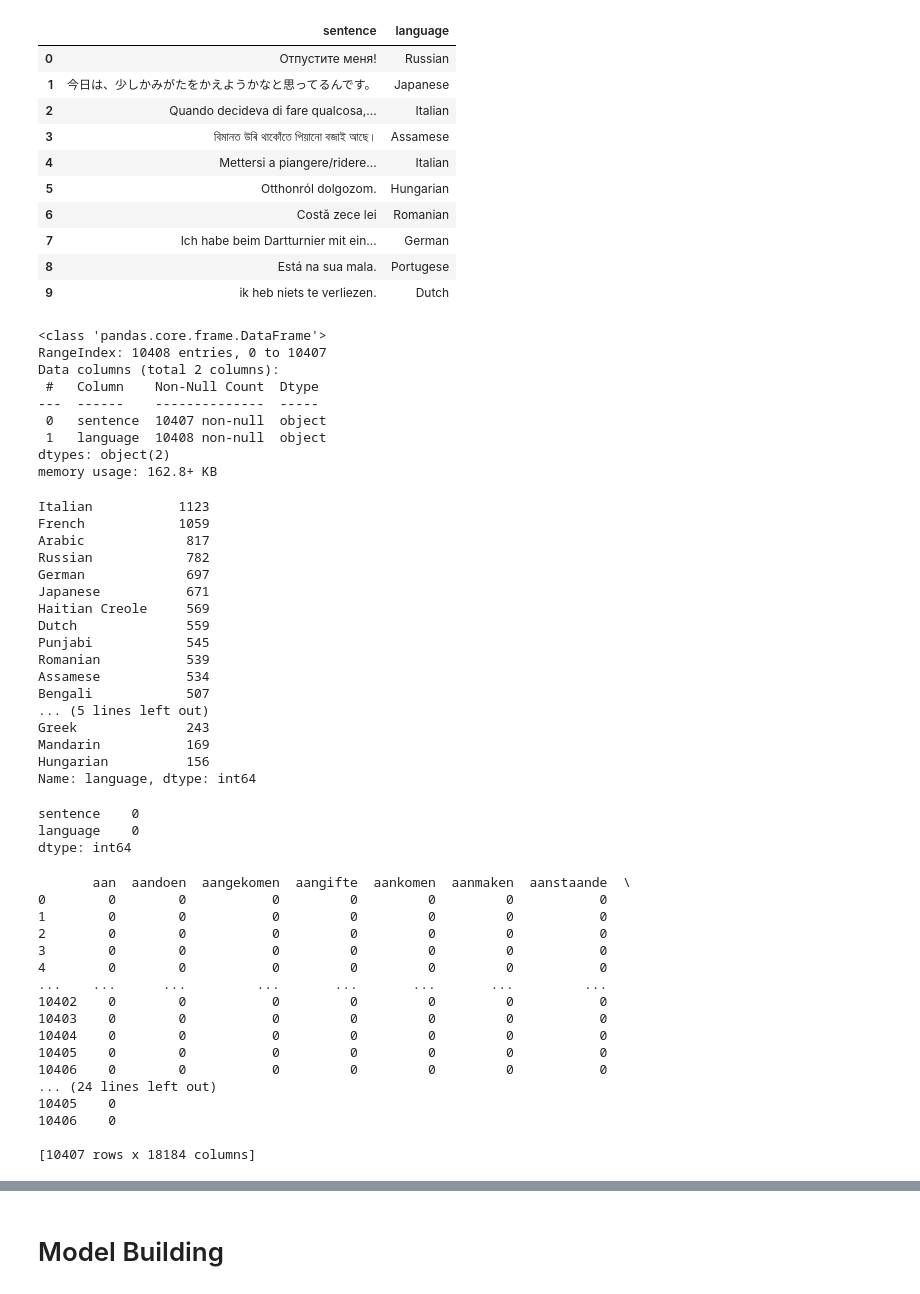
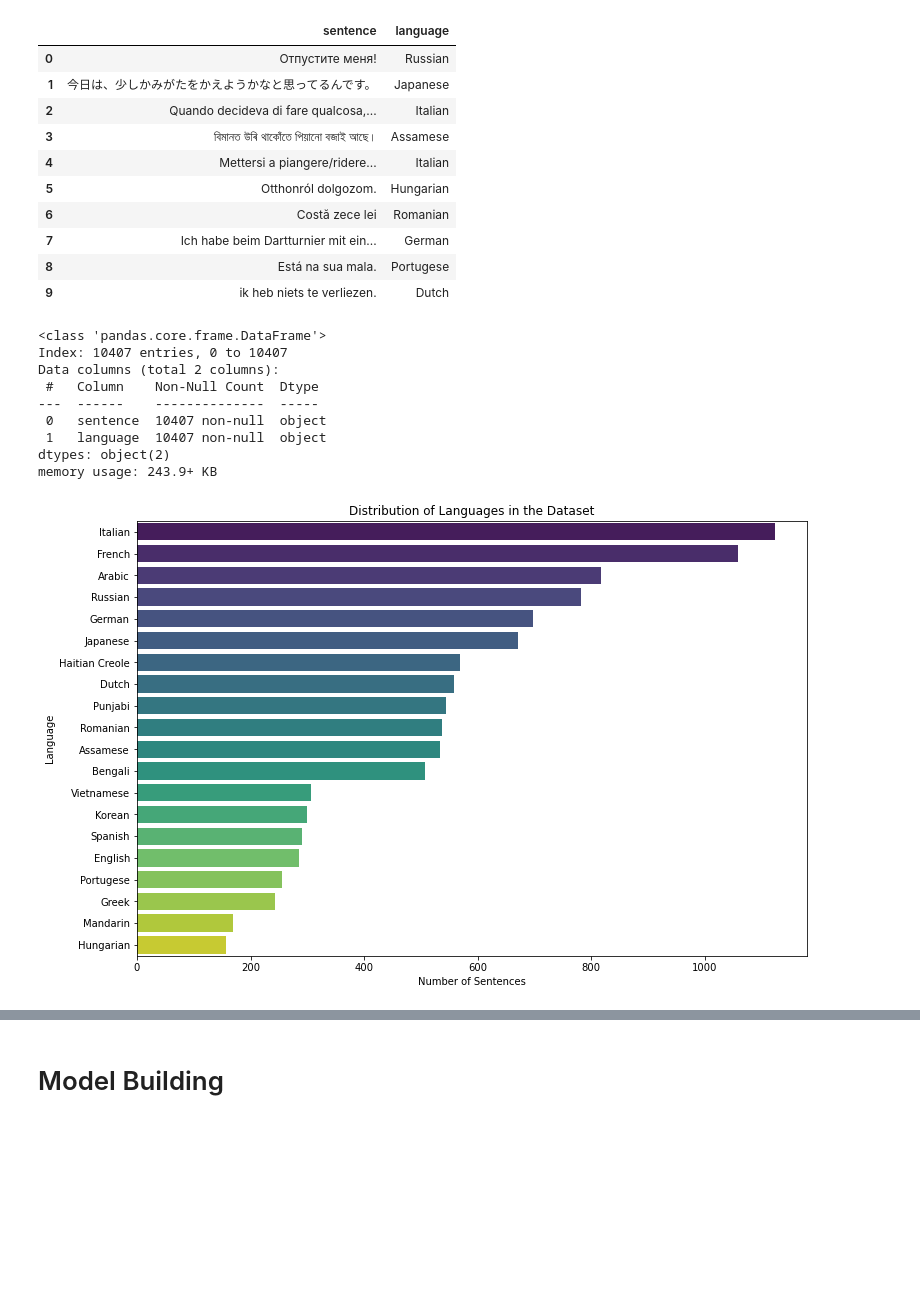
Before and after one commit to hdehiya/TextLanguageDetection, a Jupyter notebook: main.ipynb, the cells around one changed output, grey strips where cells are left out. Cells and saved outputs as stored; diff of their text form; code cells hidden in the pictures; blank space fills up the shorter version.

```diff
--- a/main.ipynb
+++ b/main.ipynb
@@ -19 +22,4 @@ df=pd.read_csv(r"languages.csv",encoding="utf_8")
+# %%
+df = pd.read_csv("languages.csv", encoding="utf_8")
+df.dropna(inplace=True)
 # %% [markdown]
@@ -41,66 +42,20 @@ df.head(10)
 df.info()
 # %% [output]
 <class 'pandas.core.frame.DataFrame'>
-RangeIndex: 10408 entries, 0 to 10407
+Index: 10407 entries, 0 to 10407
 Data columns (total 2 columns):
  #   Column    Non-Null Count  Dtype
 ---  ------    --------------  -----
  0   sentence  10407 non-null  object
- 1   language  10408 non-null  object
+ 1   language  10407 non-null  object
 dtypes: object(2)
-memory usage: 162.8+ KB
+memory usage: 243.9+ KB
-# %%
-df['language'].value_counts()
-# %% [output]
-Italian           1123
-French            1059
-Arabic             817
-Russian            782
-German             697
-Japanese           671
-Haitian Creole     569
-Dutch              559
-Punjabi            545
-Romanian           539
-Assamese           534
-Bengali            507
-... (5 lines left out)
-Greek              243
-Mandarin           169
-Hungarian          156
-Name: language, dtype: int64
-# %%
-df.dropna(inplace=True)
-df.isnull().sum()
-# %% [output]
-sentence    0
-language    0
-dtype: int64
-# %%
-df.sentence = df.sentence.str.replace('\d+', '')
-x =np.array(df['sentence'])
-y= np.array(df['language'])
-# %%
-c = CountVectorizer()
-xmatrix = c.fit_transform(x)
-xarray = xmatrix.toarray()
-df = pd.DataFrame(data=xarray,columns = c.get_feature_names())
-print(df)
-# %% [output]
-       aan  aandoen  aangekomen  aangifte  aankomen  aanmaken  aanstaande  \
-0        0        0           0         0         0         0           0
-1        0        0           0         0         0         0           0
-2        0        0           0         0         0         0           0
-3        0        0           0         0         0         0           0
-4        0        0           0         0         0         0           0
-...    ...      ...         ...       ...       ...       ...         ...
-10402    0        0           0         0         0         0           0
-10403    0        0           0         0         0         0           0
-10404    0        0           0         0         0         0           0
-10405    0        0           0         0         0         0           0
-10406    0        0           0         0         0         0           0
-... (24 lines left out)
-10405    0
-10406    0
-
-[10407 rows x 18184 columns]
+# %%
+plt.figure(figsize=(12, 8))
+sns.countplot(y='language', data=df, order=df['language'].value_counts().index, palette='viridis')
+plt.title('Distribution of Languages in the Dataset')
+plt.xlabel('Number of Sentences')
+plt.ylabel('Language')
+plt.show()
+# %% [output]
+[figure, added]
```
Also changed, not shown: parts of 65 cells of this notebook, 11 other files.
